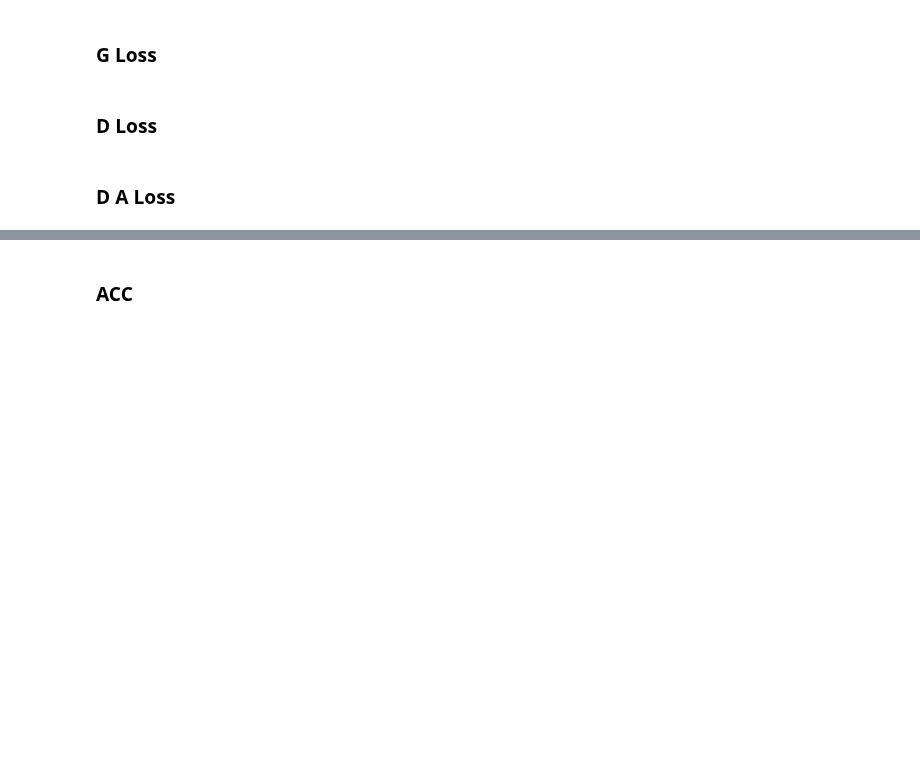
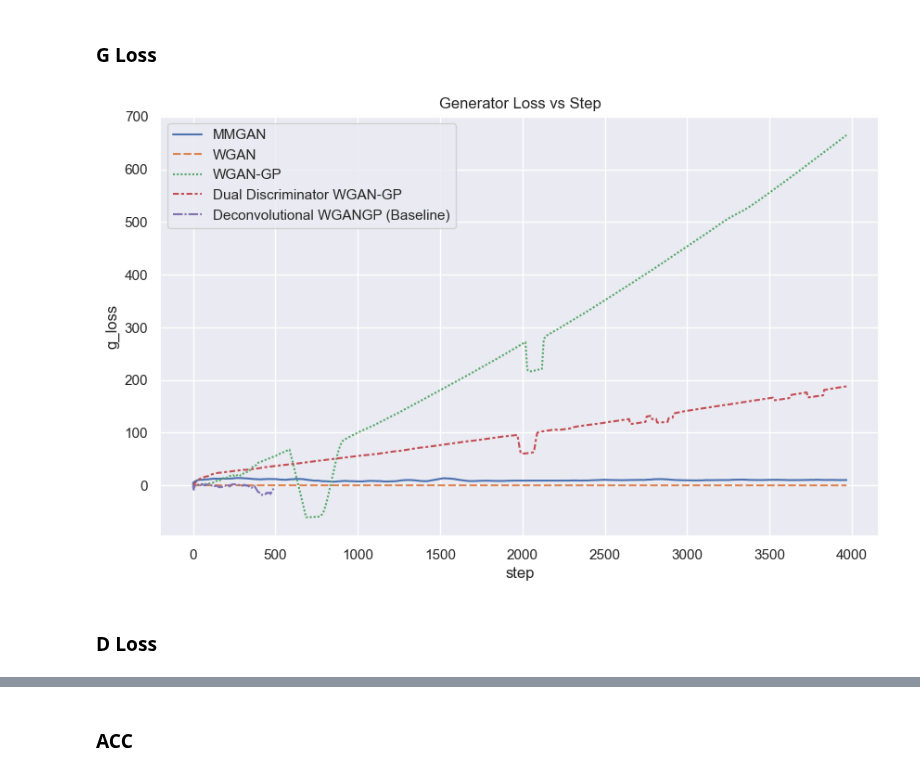
Before and after one commit to chaosarium/3D-GANCA, a Jupyter notebook: GANCA visualization.ipynb, the cells around one changed output, grey strips where cells are left out. Drawn from its saved outputs; the diff is of its cells as text; code cells hidden in the pictures; blank space fills up the shorter version.

```diff
--- a/GANCA visualization.ipynb
+++ b/GANCA visualization.ipynb
@@ -296,7 +298,7 @@ for version in versions:
     log_dfs.append(log_df)
 
 rolling_log_dfs = []
-rolling_window = 20
+rolling_window = 100
 
 for log_df in log_dfs:
     smoothed_log_df = log_df.rolling(rolling_window, min_periods=1).mean()
@@ -325,6 +344,21 @@ Index(['d_loss', 'epoch', 'fake_validity', 'g_loss', 'real_validity'], dtype='ob
 # %% [markdown]
 ### G Loss
+# %%
+g_loss_df = pd.DataFrame(data={
+    'MMGAN': rolling_log_dfs[0]['g_loss'],
+    'WGAN': rolling_log_dfs[1]['g_loss'],
+    'WGAN-GP': rolling_log_dfs[2]['g_loss'],
+    'Dual Discriminator WGAN-GP': rolling_log_dfs[3]['g_loss'],
+    'Deconvolutional WGANGP (Baseline)': rolling_log_dfs[4]['g_loss'],
+})
+
+plt.figure(figsize=(10, 6))
+ax = sns.lineplot(data=g_loss_df)
+ax.set_title('Generator Loss vs Step')
+ax.set_xlabel('step')
+ax.set_ylabel('g_loss')
+plt.show()
+# %% [output]
+[figure, added]
 # %% [markdown]
 ### D Loss
-# %% [markdown]
-### D A Loss
```
Also changed, not shown: parts of 9 cells of this notebook.
